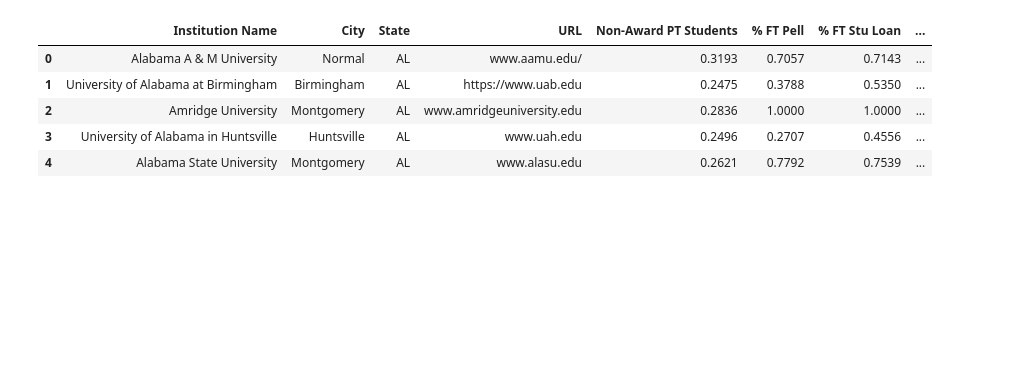
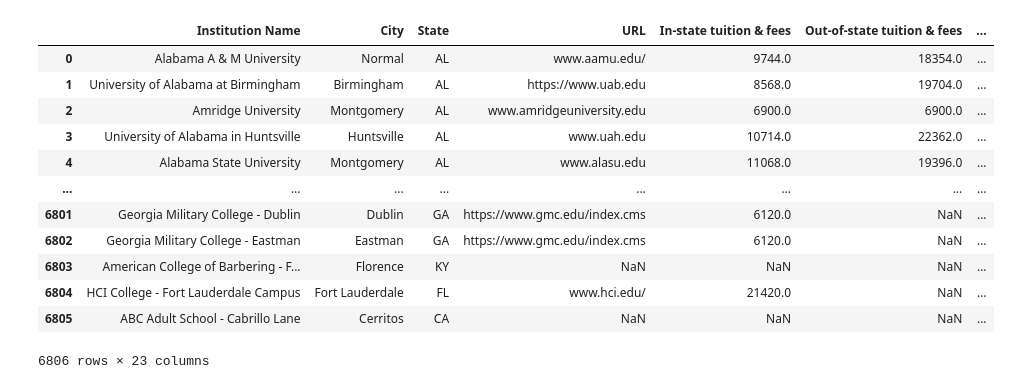
Before and after one commit to mitchklee35/Top-US-Universities-ETL, a Jupyter notebook: bigCSV.ipynb, the cells around one changed output. Saved outputs shown, nothing was run; the diff lists cells and outputs as text; code cells hidden in the pictures; blank space fills up the shorter version.

```diff
--- a/bigCSV.ipynb
+++ b/bigCSV.ipynb
@@ -43,26 +35,60 @@ POOLYRS_FTFTAIDPCT = bigColData_raw ['POOLYRS_FTFTAIDPCT']
 FTFTPCTPELL_POOLED_SUPP = bigColData_raw ['FTFTPCTPELL_POOLED_SUPP']
 FTFTPCTFLOAN_POOLED_SUPP = bigColData_raw ['FTFTPCTFLOAN_POOLED_SUPP']
 SCUGFFN_POOLED = bigColData_raw ['SCUGFFN_POOLED']
+ADM_RATE_ALL = bigColData_raw ['ADM_RATE_ALL']
+SAT_AVG_ALL = bigColData_raw ['SAT_AVG_ALL']
+COSTT4_A = bigColData_raw ['COSTT4_A']
+TUITIONFEE_IN = bigColData_raw ['TUITIONFEE_IN']
+TUITIONFEE_OUT = bigColData_raw ['TUITIONFEE_OUT']
+UGDS = bigColData_raw ['UGDS']
+UGDS_WHITE = bigColData_raw ['UGDS_WHITE']
+UGDS_BLACK = bigColData_raw ['UGDS_BLACK']
+UGDS_HISP = bigColData_raw ['UGDS_HISP']
+UGDS_ASIAN = bigColData_raw ['UGDS_ASIAN']
+UGDS_AIAN = bigColData_raw ['UGDS_AIAN']
+UGDS_NHPI = bigColData_raw ['UGDS_NHPI']
+UGDS_2MOR = bigColData_raw ['UGDS_2MOR']
+UGDS_NRA = bigColData_raw ['UGDS_NRA']
+UGDS_UNKN = bigColData_raw ['UGDS_UNKN']
-# %%
-bigColData_df = pd.DataFrame({'Institution Name':INSTNM,
-                             'City':CITY,
-                             'State':STABBR,
-                             'URL':INSTURL,
-                             'Non-Award PT Students':OMENRUP_PARTTIME_POOLED_SUPP,
-                             '% FT Pell':FTFTPCTPELL,
-                             '% FT Stu Loan':FTFTPCTFLOAN,
-                             'Undergrad enrollment, last 12 mo':UG12MN,
-                             'Grad enrollment, last 12 mo':G12MN,
-                              'FT & PT Undergrad students':SCUGFFN,
-                              'Pell and Loan, rolling avg':POOLYRS_FTFTAIDPCT,
-                              '% 1st-time students':SCUGFFN_POOLED
-})
-
-bigColData_df.head()
-# %% [output]
-|  | Institution Name | City | State | URL | Non-Award PT Students | % FT Pell | % FT Stu Loan | ... |
-| 0 | Alabama A & M University | Normal | AL | www.aamu.edu/ | 0.3193 | 0.7057 | 0.7143 | ... |
-| 1 | University of Alabama at Birmingham | Birmingham | AL | https://www.uab.edu | 0.2475 | 0.3788 | 0.5350 | ... |
-| 2 | Amridge University | Montgomery | AL | www.amridgeuniversity.edu | 0.2836 | 1.0000 | 1.0000 | ... |
-| 3 | University of Alabama in Huntsville | Huntsville | AL | www.uah.edu | 0.2496 | 0.2707 | 0.4556 | ... |
-| 4 | Alabama State University | Montgomery | AL | www.alasu.edu | 0.2621 | 0.7792 | 0.7539 | ... |
+# %%
+bigColData_df = pd.DataFrame({'Institution Name':INSTNM,
+                             'City':CITY,
+                             'State':STABBR,
+                             'URL':INSTURL,
+                              'In-state tuition & fees':TUITIONFEE_IN,
+                              'Out-of-state tuition & fees':TUITIONFEE_OUT,
+                              'Avg cost of attendance/4ys':COSTT4_A,
+                              '% FT Pell':FTFTPCTPELL,
+                              '% FT Stu Loan':FTFTPCTFLOAN,
+                              'Admission Rate':ADM_RATE_ALL,
+                              'Avg SAT score ':SAT_AVG_ALL,
+                              'Total undergrad enrollment':UGDS,
+                              'Undergrad ethnicity-white':UGDS_WHITE,
+                              'Undergrad ethnicity-black':UGDS_BLACK,
+                              'Undergrad ethnicity-hispanic':UGDS_HISP,
+                              'Undergrad ethnicity-asian':UGDS_ASIAN,
+                              'Undergrad ethnicity-American Indian':UGDS_AIAN,
+                              'Undergrad ethnicity-Native Hawaiian/Pacific Islander':UGDS_NHPI,
+                              'Undergrad ethnicity-':UGDS_2MOR,
+                              'Undergrad ethnicity-':UGDS_NRA,
+                              'UGDS_NRA':UGDS_NRA,
+                              'UGDS_UNKN':UGDS_UNKN,
+                              'Undergrad enrollment, last 12 mo':UG12MN,
+                              'Grad enrollment, last 12 mo':G12MN,
+})
+
+bigColData_df
+# %% [output]
+|  | Institution Name | City | State | URL | In-state tuition & fees | Out-of-state tuition & fees | ... |
+| 0 | Alabama A & M University | Normal | AL | www.aamu.edu/ | 9744.0 | 18354.0 | ... |
+| 1 | University of Alabama at Birmingham | Birmingham | AL | https://www.uab.edu | 8568.0 | 19704.0 | ... |
+| 2 | Amridge University | Montgomery | AL | www.amridgeuniversity.edu | 6900.0 | 6900.0 | ... |
+| 3 | University of Alabama in Huntsville | Huntsville | AL | www.uah.edu | 10714.0 | 22362.0 | ... |
+| 4 | Alabama State University | Montgomery | AL | www.alasu.edu | 11068.0 | 19396.0 | ... |
+| ... | ... | ... | ... | ... | ... | ... | ... |
+| 6801 | Georgia Military College - Dublin | Dublin | GA | https://www.gmc.edu/index.cms | 6120.0 | NaN | ... |
+| 6802 | Georgia Military College - Eastman | Eastman | GA | https://www.gmc.edu/index.cms | 6120.0 | NaN | ... |
+| 6803 | American College of Barbering - F... | Florence | KY | NaN | NaN | NaN | ... |
+| 6804 | HCI College - Fort Lauderdale Campus | Fort Lauderdale | FL | www.hci.edu/ | 21420.0 | NaN | ... |
+| 6805 | ABC Adult School - Cabrillo Lane | Cerritos | CA | NaN | NaN | NaN | ... |
+6806 rows × 23 columns
```
Also changed, not shown: parts of 2 cells of this notebook, 3 other files.
